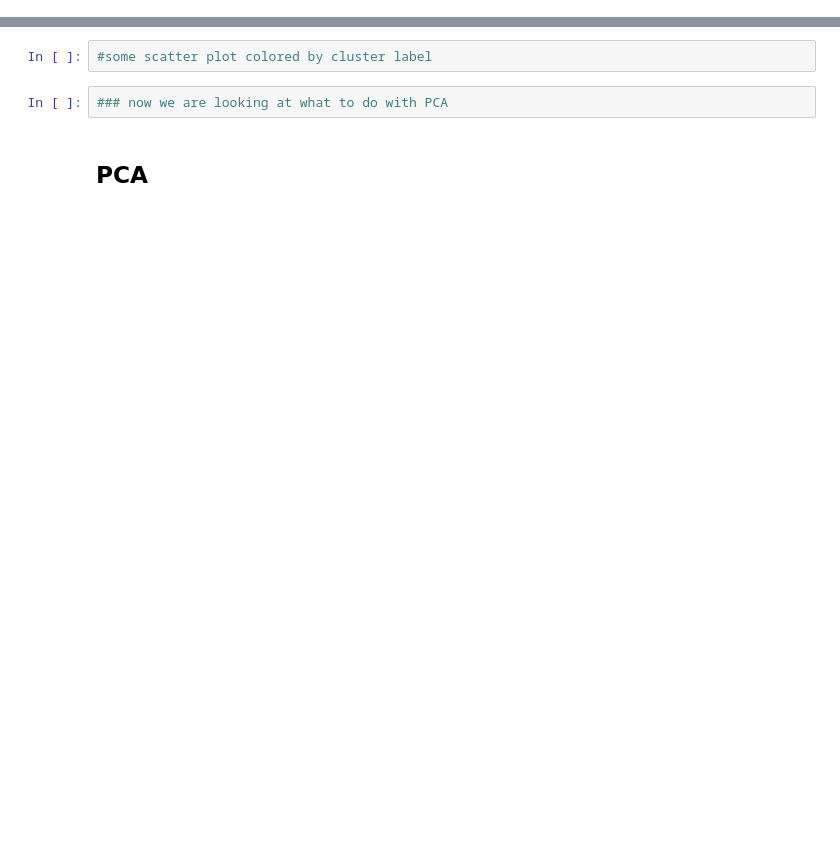
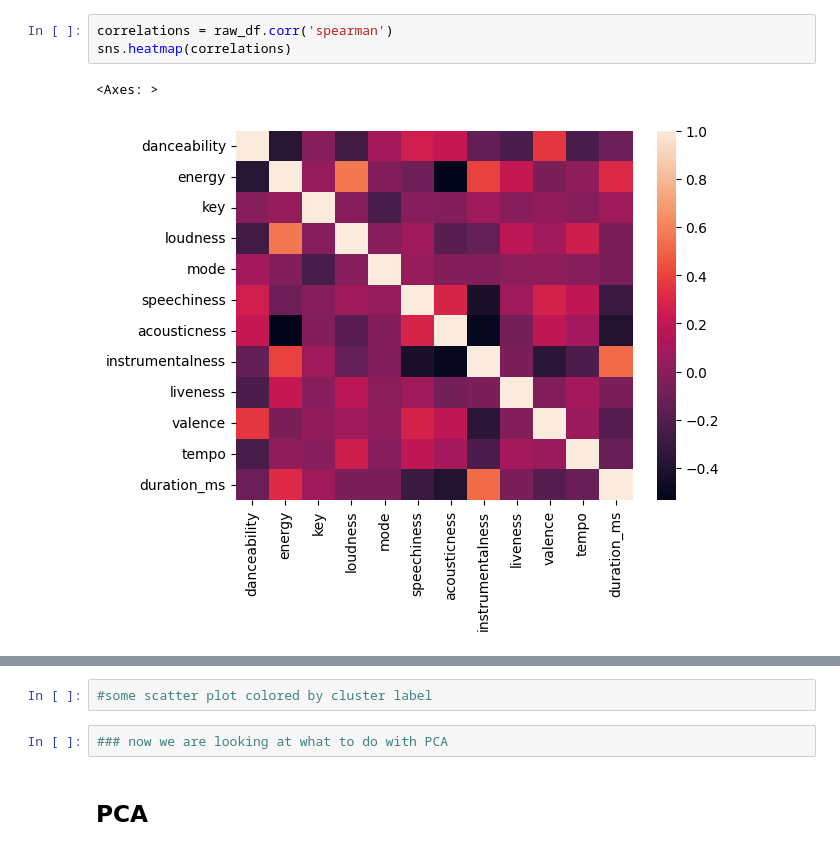
Before and after one commit to stvschmdt/ne_ds5230, a Jupyter notebook: prep_material/PCA.ipynb, the cells around one changed output, grey strips where cells are left out. Drawn from its saved outputs; the diff is of its cells as text; blank space fills up the shorter version.

```diff
--- a/prep_material/PCA.ipynb
+++ b/prep_material/PCA.ipynb
@@ -11,2 +73,8 @@
+# %%
+correlations = raw_df.corr('spearman')
+sns.heatmap(correlations)
+# %% [output]
+<Axes: >
+[figure, added]
 # %%
 #cluster off numerical fields
```
Also changed, not shown: parts of 23 cells of this notebook, 1 other file.
